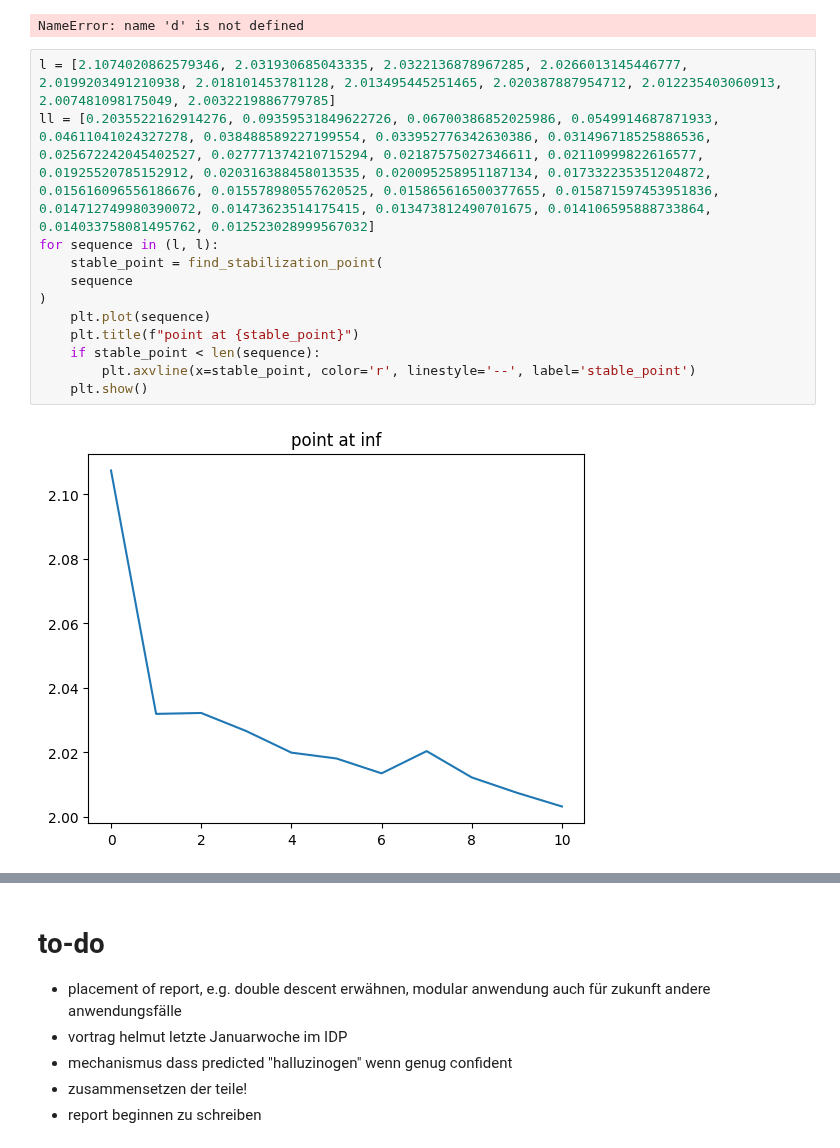
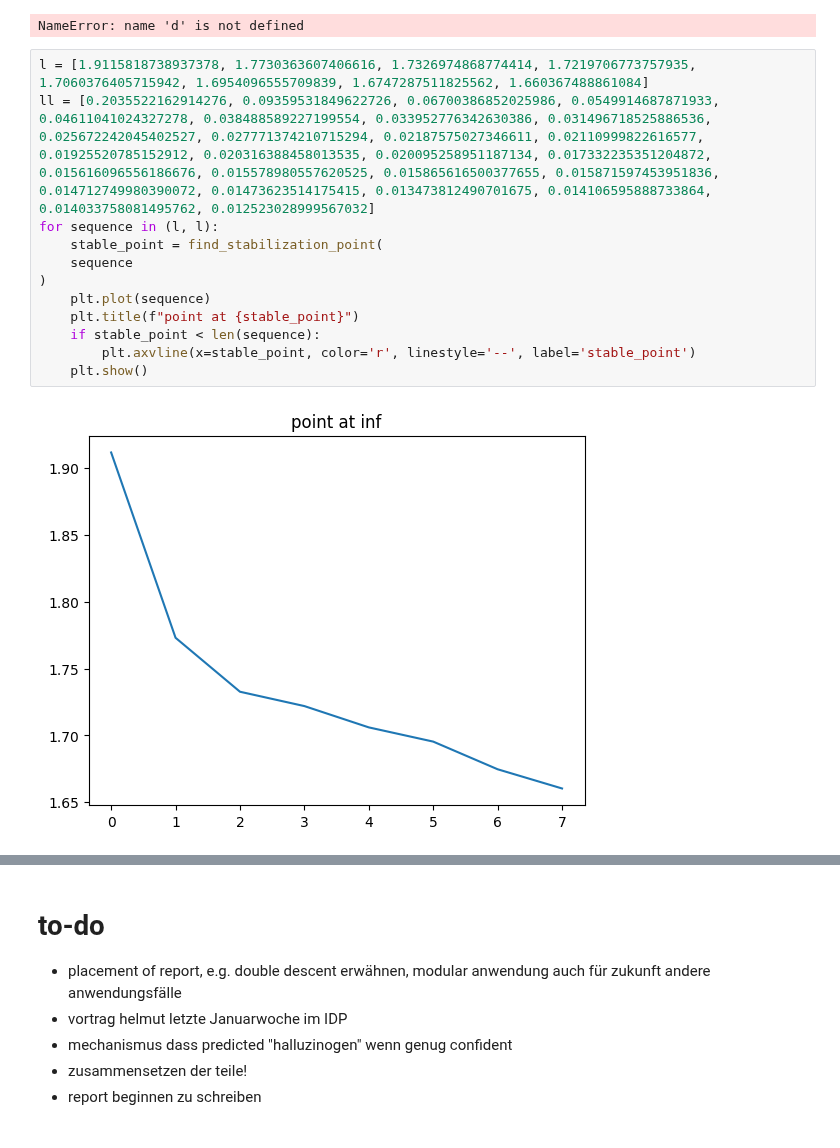
Before and after one commit to vincent-stadler/dPoDL, a Jupyter notebook: experiments/training/find-stabilization-point.ipynb, the cells around one changed output, grey strips where cells are left out. Drawn from its saved outputs; the diff is of its cells as text.

```diff
--- a/experiments/training/find-stabilization-point.ipynb
+++ b/experiments/training/find-stabilization-point.ipynb
@@ -91,16 +91,16 @@ for sequence in random.sample(sequences, 100):
 # %% [output]
 NameError: name 'd' is not defined
 # %%
-l = [2.1074020862579346, 2.031930685043335, 2.0322136878967285, 2.0266013145446777, 2.0199203491210938, 2.018101453781128, 2.013495445251465, 2.020387887954712, 2.012235403060913, 2.007481098175049, 2.0032219886779785]
+l = [1.9115818738937378, 1.7730363607406616, 1.7326974868774414, 1.7219706773757935, 1.7060376405715942, 1.6954096555709839, 1.6747287511825562, 1.660367488861084]
 ll = [0.2035522162914276, 0.09359531849622726, 0.06700386852025986, 0.0549914687871933, 0.04611041024327278, 0.038488589227199554, 0.033952776342630386, 0.031496718525886536, 0.025672242045402527, 0.027771374210715294, 0.02187575027346611, 0.02110999822616577, 0.01925520785152912, 0.020316388458013535, 0.020095258951187134, 0.017332235351204872, 0.015616096556186676, 0.015578980557620525, 0.015865616500377655, 0.015871597453951836, 0.014712749980390072, 0.01473623514175415, 0.013473812490701675, 0.014106595888733864, 0.014033758081495762, 0.012523028999567032]
 for sequence in (l, l):
     stable_point = find_stabilization_point(
     sequence
 )
     plt.plot(sequence)
     plt.title(f"point at {stable_point}")
     if stable_point < len(sequence):
         plt.axvline(x=stable_point, color='r', linestyle='--', label='stable_point')
     plt.show()
 # %% [output]
-[figure, old version]
+[figure, new version]
```
Also changed, not shown: parts of 1 cell of this notebook, 1 other file.
